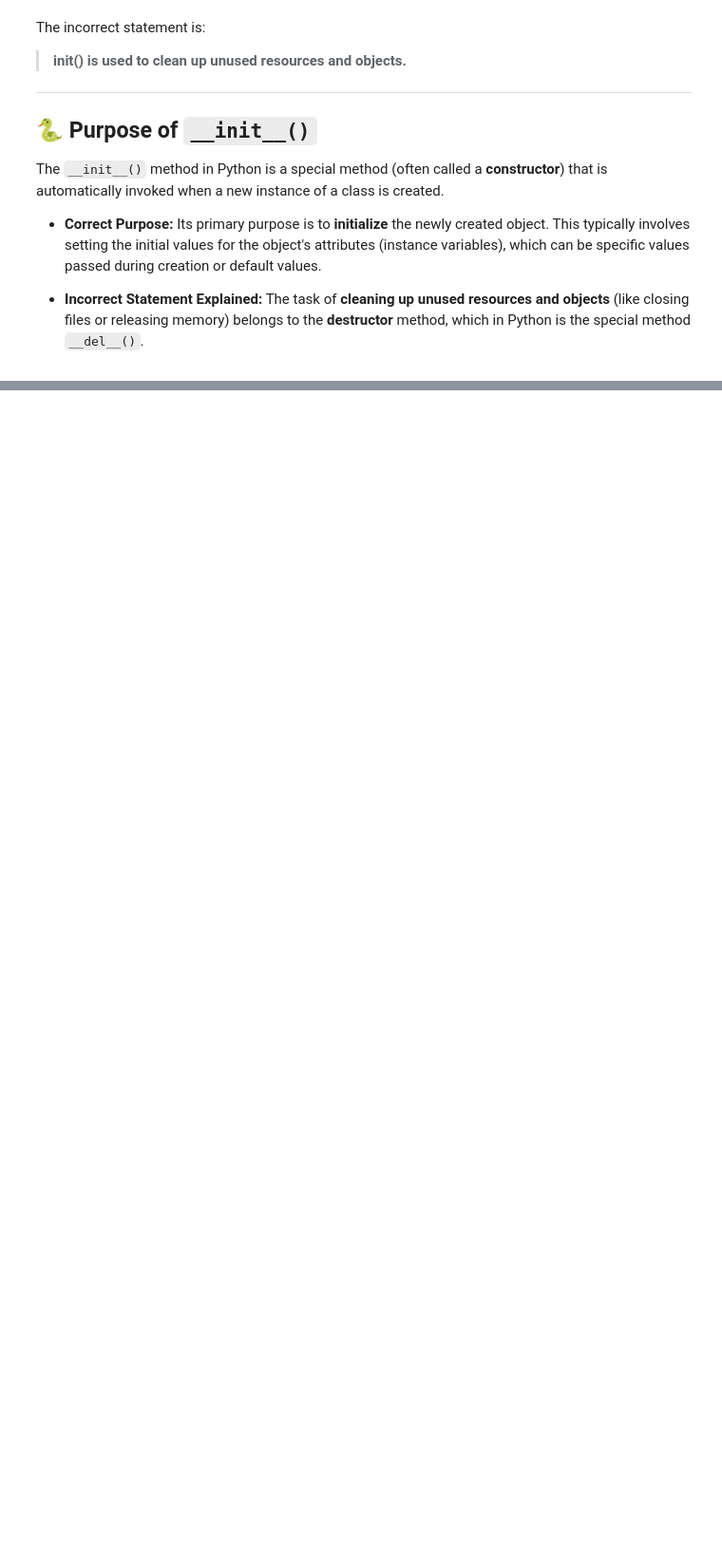
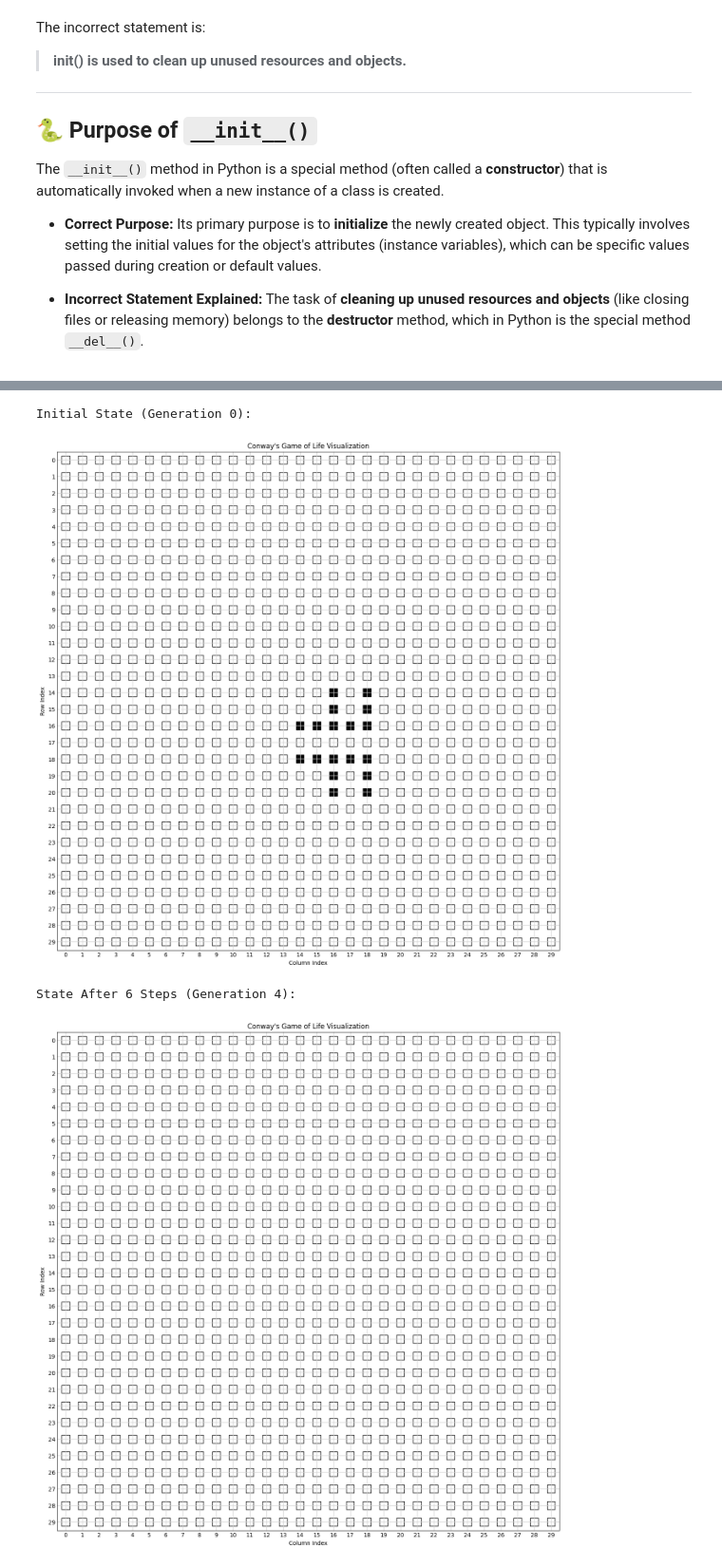
Before and after one commit to NinjaZMY/Game_of_Life__365datascience, a Jupyter notebook: The Game of Life.ipynb, the cells around one changed output, grey strips where cells are left out. Shown at 95% size. Drawn from its saved outputs; the diff is of its cells as text; code cells hidden in the pictures; blank space fills up the shorter version.

```diff
--- a/The Game of Life.ipynb
+++ b/The Game of Life.ipynb
@@ -552,0 +777,35 @@ The `__init__()` method in Python is a special method (often called a **construc
+# %%
+
+
+
+# Create a 10x10 instance of the GameOfLife class
+game = GameOfLife(30, 30)
+
+# Glider pattern
+glider_coords =[(14, 16), (15, 16), (16, 16), (18, 16), (19, 16), (20, 16),
+(16, 14), (16, 15), (16, 17), (16, 18),
+(18, 14), (18, 15), (18, 17), (18, 18),
+(14, 18), (15, 18), (16, 18), (18, 18), (19, 18), (20, 18)]
+
+# 1. Populate the grid
+game.populate_grid(glider_coords)
+print("Initial State (Generation 0):")
+# game.print_grid()
+
+# 2. Draw the initial state
+game.draw_grid()
+
+# 3. Advance several steps
+steps = 6
+game.make_n_steps(steps)
+print(f"\nState After {steps} Steps (Generation 4):")
+# game.print_grid()
+
+
+# 4. Draw the final state
+game.draw_grid()
+# %% [output]
+Initial State (Generation 0):
+[figure, added]
+State After 6 Steps (Generation 4):
+[figure, added]
```
Also changed, not shown: parts of 11 cells of this notebook.
